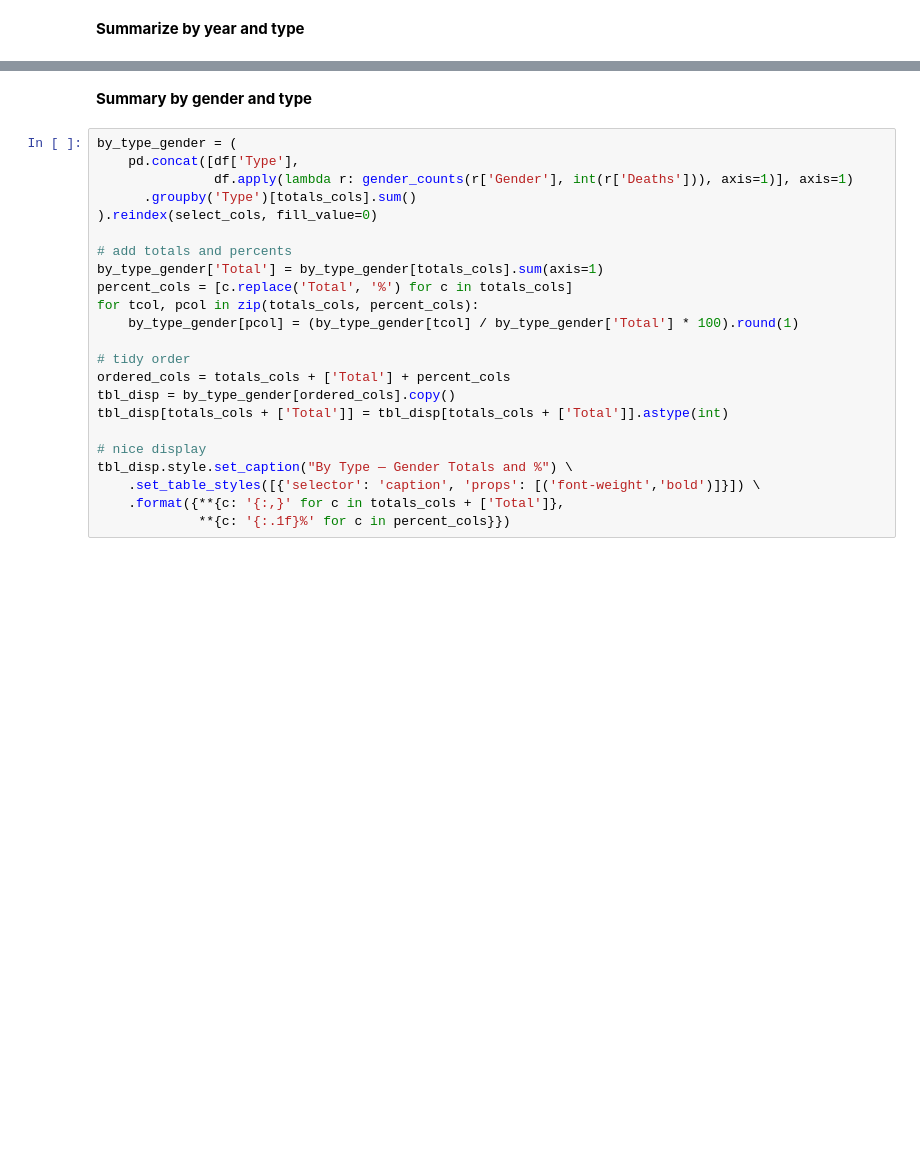
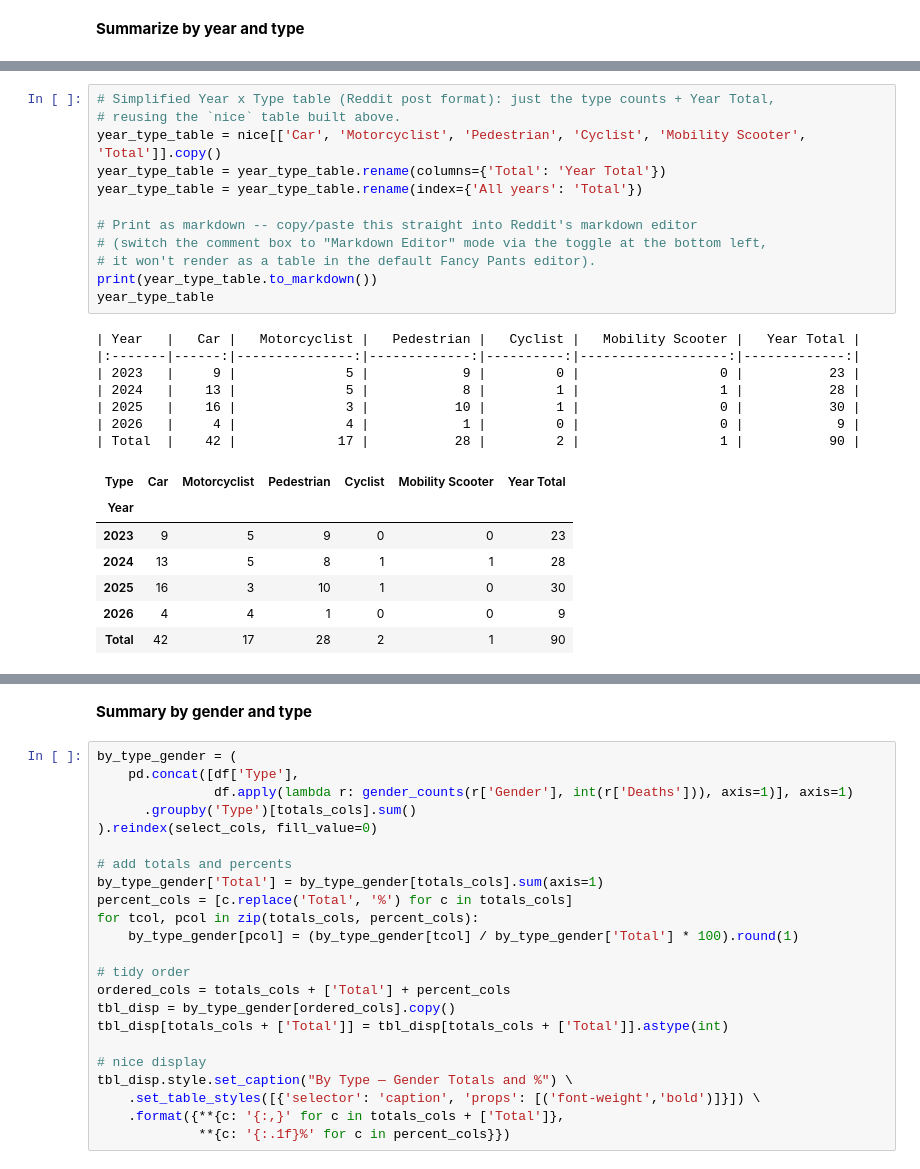
Before and after one commit to alex-jk/YRP-vehicle-accidents, a Jupyter notebook: yrp_vehicle_accidents_analysis.ipynb, the cells around one changed output, grey strips where cells are left out. Drawn from its saved outputs; the diff is of its cells as text; blank space fills up the shorter version.

```diff
--- a/yrp_vehicle_accidents_analysis.ipynb
+++ b/yrp_vehicle_accidents_analysis.ipynb
@@ -154,0 +159,27 @@ Fatalities by Year and Victim Type
+# %%
+# Simplified Year x Type table (Reddit post format): just the type counts + Year Total,
+# reusing the `nice` table built above.
+year_type_table = nice[['Car', 'Motorcyclist', 'Pedestrian', 'Cyclist', 'Mobility Scooter', 'Total']].copy()
+year_type_table = year_type_table.rename(columns={'Total': 'Year Total'})
+year_type_table = year_type_table.rename(index={'All years': 'Total'})
+
+# Print as markdown -- copy/paste this straight into Reddit's markdown editor
+# (switch the comment box to "Markdown Editor" mode via the toggle at the bottom left,
+# it won't render as a table in the default Fancy Pants editor).
+print(year_type_table.to_markdown())
+year_type_table
+# %% [output]
+| Year   |   Car |   Motorcyclist |   Pedestrian |   Cyclist |   Mobility Scooter |   Year Total |
+|:-------|------:|---------------:|-------------:|----------:|-------------------:|-------------:|
+| 2023   |     9 |              5 |            9 |         0 |                  0 |           23 |
+| 2024   |    13 |              5 |            8 |         1 |                  1 |           28 |
+| 2025   |    16 |              3 |           10 |         1 |                  0 |           30 |
+| 2026   |     4 |              4 |            1 |         0 |                  0 |            9 |
+| Total  |    42 |             17 |           28 |         2 |                  1 |           90 |
+| Type | Car | Motorcyclist | Pedestrian | Cyclist | Mobility Scooter | Year Total |
+| Year |  |  |  |  |  |  |
+| 2023 | 9 | 5 | 9 | 0 | 0 | 23 |
+| 2024 | 13 | 5 | 8 | 1 | 1 | 28 |
+| 2025 | 16 | 3 | 10 | 1 | 0 | 30 |
+| 2026 | 4 | 4 | 1 | 0 | 0 | 9 |
+| Total | 42 | 17 | 28 | 2 | 1 | 90 |
```
Also changed, not shown: parts of 17 cells of this notebook, 1 other file.
